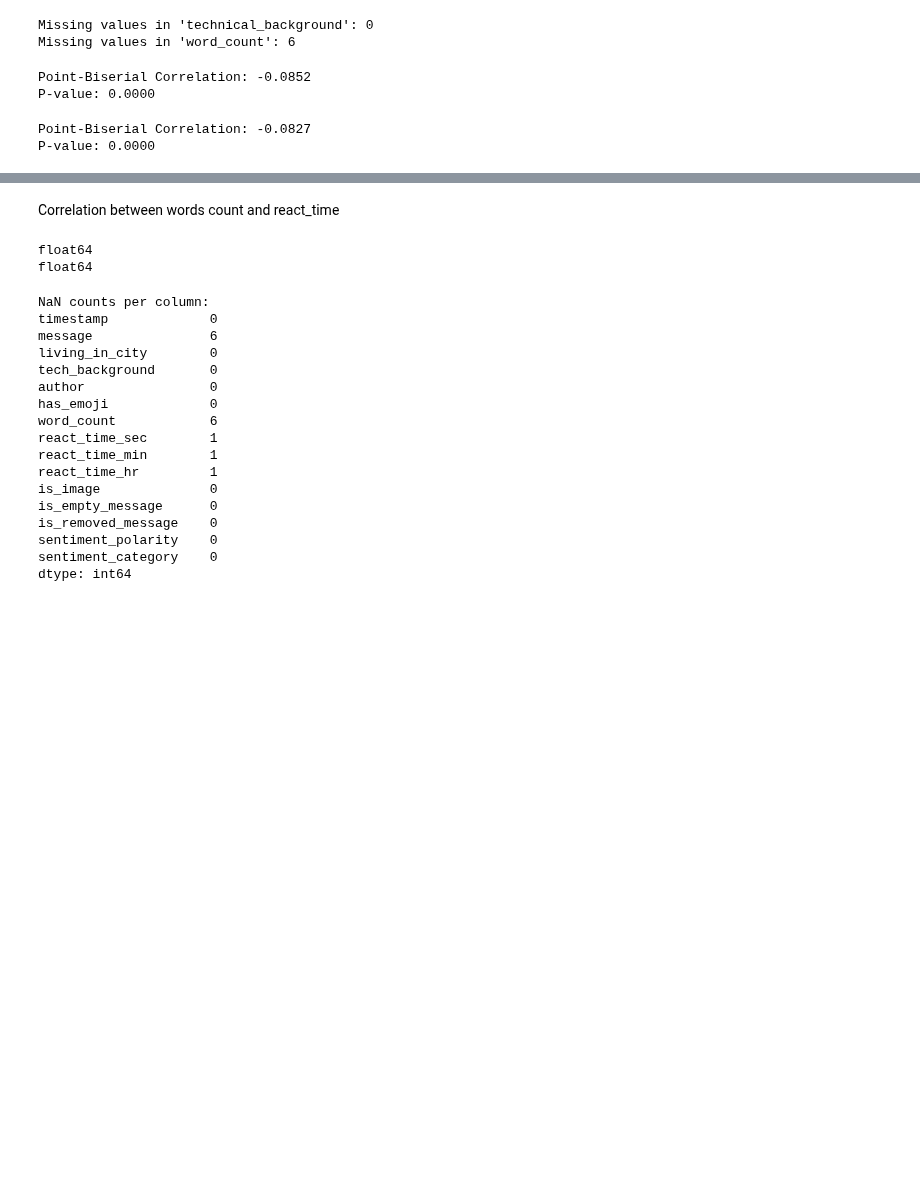
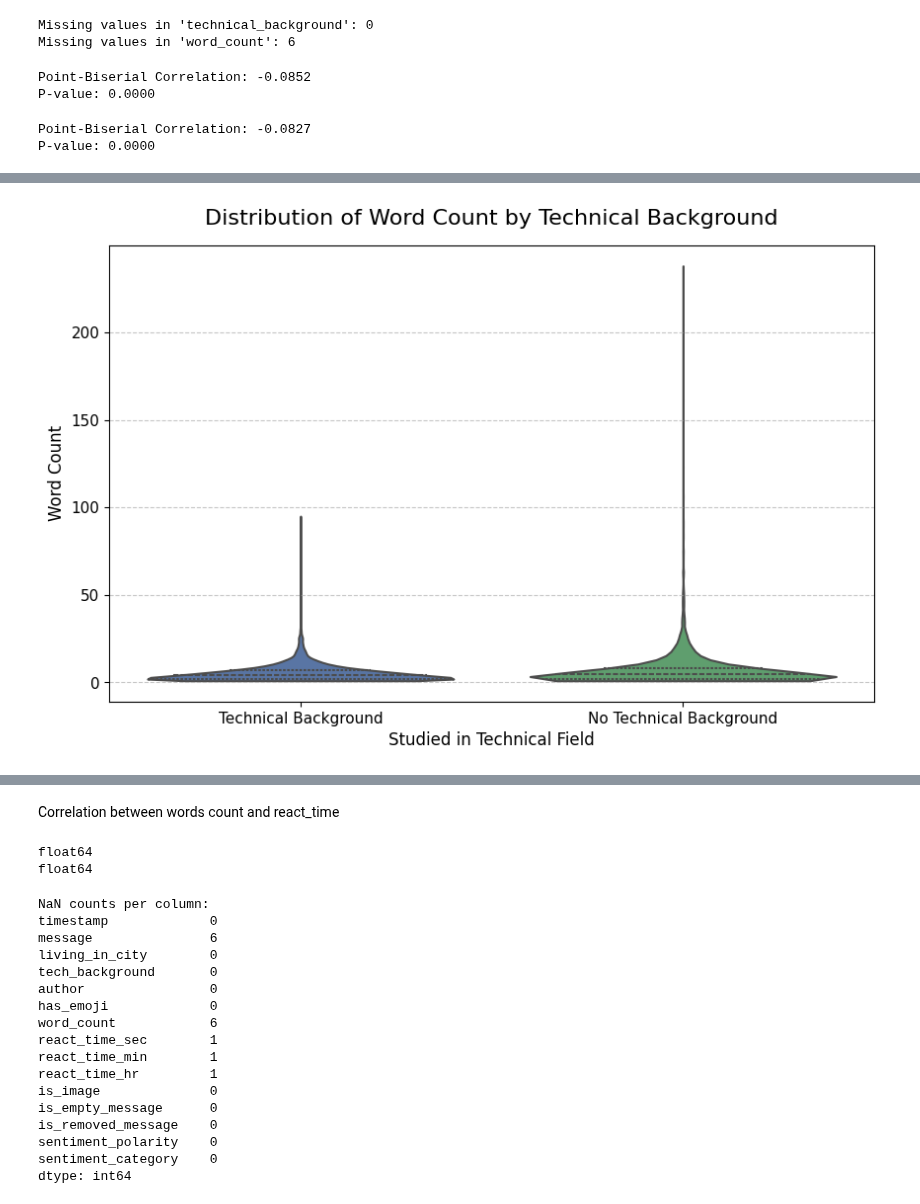
Before and after one commit to bashoogeventerink-max/DAV, a Jupyter notebook: notebooks/04-correlation.ipynb, the cells around one changed output, grey strips where cells are left out. Cells and saved outputs as stored; diff of their text form; code cells hidden in the pictures; blank space fills up the shorter version.

```diff
--- a/notebooks/04-correlation.ipynb
+++ b/notebooks/04-correlation.ipynb
@@ -226,0 +246,43 @@ P-value: 0.0000
+# %%
+# Drop records (rows) where 'word_count' or 'tech_background' is NaN
+df_cleaned = df.dropna(subset=['word_count', 'tech_background']).copy()
+
+# Ensure the categorical variable is treated correctly by converting it to string/category
+# This step helps with clearer labeling in the final plot.
+df_cleaned['tech_label'] = df_cleaned['tech_background'].astype(int).astype(str).replace(
+    {'0': 'No Technical Background', '1': 'Technical Background'}
+)
+
+# --- 3. Create the Violin Plot ---
+plt.figure(figsize=(10, 6))
+
+# Use sns.violinplot instead of sns.regplot
+# The X-axis is the categorical variable ('tech_label')
+# The Y-axis is the continuous variable ('word_count')
+sns.violinplot(
+    x='tech_label',
+    y='word_count',
+    data=df_cleaned,
+    inner='quartile',  # Shows the box plot components (median and quartiles) inside the violin
+    palette=['#4c72b0', '#55a868'], # Custom colors for a nice look
+    linewidth=1.5,
+    cut=0 # Ensures the violin shape doesn't extend beyond the data range
+)
+
+# --- 4. Set the title and labels ---
+plt.title('Distribution of Word Count by Technical Background', fontsize=16, pad=15)
+plt.xlabel('Studied in Technical Field', fontsize=12)
+plt.ylabel('Word Count', fontsize=12)
+
+# --- 5. Enhance Aesthetics ---
+plt.grid(axis='y', linestyle='--', alpha=0.7) # Add subtle horizontal grid lines
+plt.xticks(fontsize=11)
+plt.yticks(fontsize=11)
+
+# Display the plot
+plt.show()
+
+# If you want to save the plot instead of displaying it
+# plt.savefig('violin_plot_wordcount_vs_tech.png')
+# %% [output]
+[figure, added]
```
Also changed, not shown: parts of 18 cells of this notebook, 4 other files.
